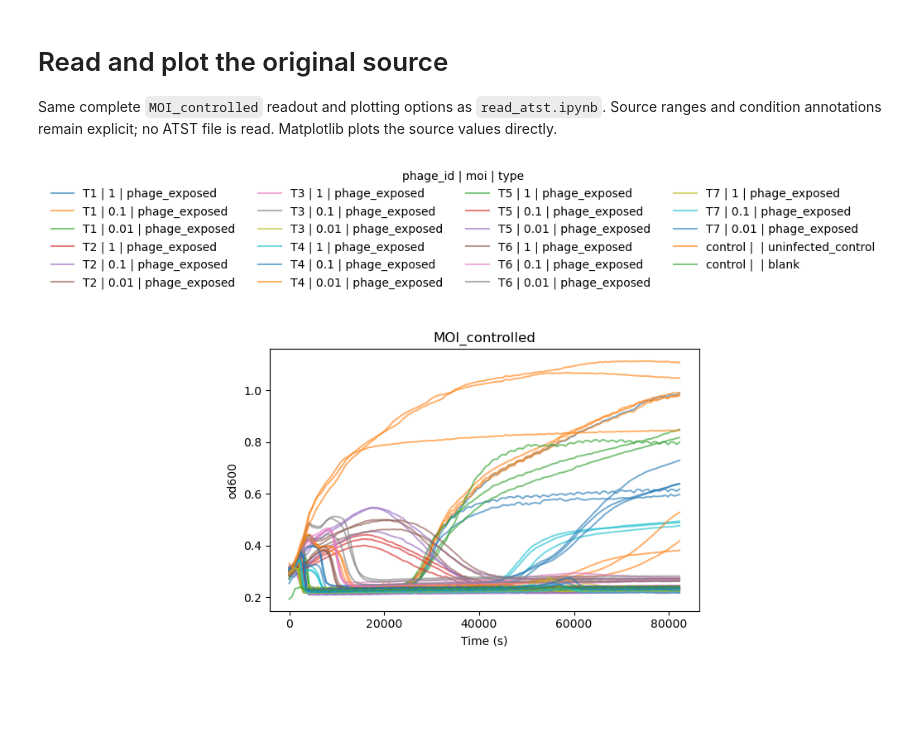
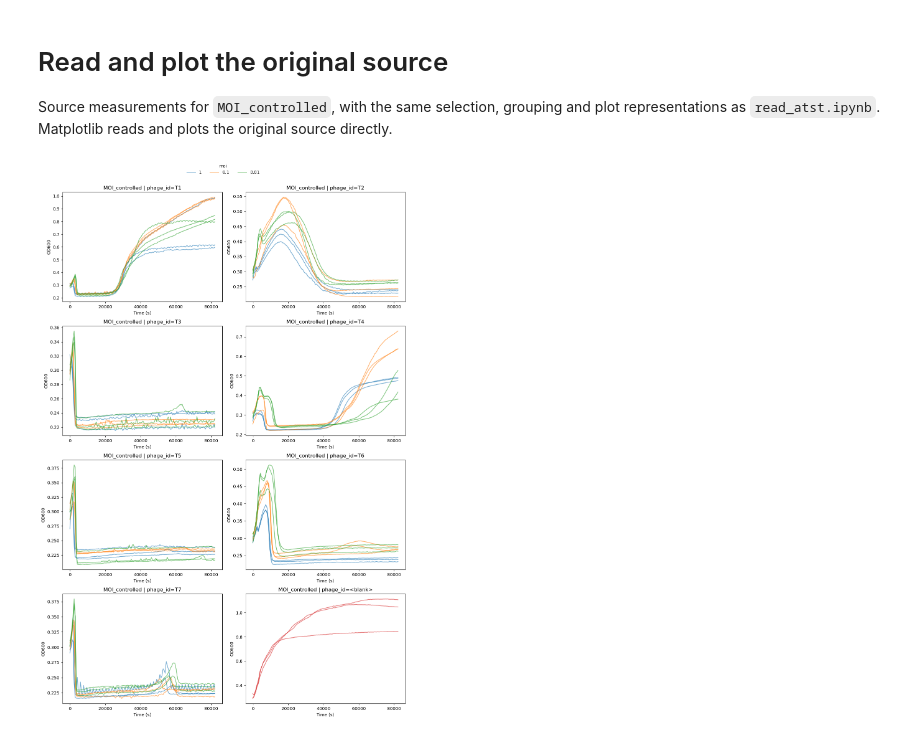
Before and after one commit to JP235/ATST, a Jupyter notebook: examples/Public data /Oka 2026/direct_read.ipynb, the cells around one changed output. Saved outputs shown, nothing was run; the diff lists cells and outputs as text; code cells hidden in the pictures; blank space fills up the shorter version.

```diff
--- a/examples/Public data /Oka 2026/direct_read.ipynb
+++ b/examples/Public data /Oka 2026/direct_read.ipynb
@@ -1,7 +1,7 @@
 # %% [markdown]
 # Read and plot the original source
 
-Same complete `MOI_controlled` readout and plotting options as `read_atst.ipynb`. Source ranges and condition annotations remain explicit; no ATST file is read. Matplotlib plots the source values directly.
+Source measurements for `MOI_controlled`, with the same selection, grouping and plot representations as `read_atst.ipynb`. Matplotlib reads and plots the original source directly.
 # %%
 from pathlib import Path
 import math
@@ -36,6 +36,7 @@ for column, label in enumerate(header[1:], 1):
             if phage
             else "uninfected_control",
             "phage_id": phage,
+                "isolate_id": "" if label == "blank" else "E_coli_NBRC13168",
             "moi": {"1": "1", "_01": "0.1", "_001": "0.01", "": ""}[moi],
             "replicate": str(counts[label]),
         }
@@ -52,49 +53,44 @@ readings = pd.concat(curves, axis=1).sort_index()
 readings.columns = layout["curve_id"]
 readings = readings.rename_axis("Time").reset_index()
 # %%
-panels = [(None, layout)]
-fig, axes = plt.subplots(figsize=(6, 6), squeeze=False)
+plot_layout = layout
+plot_layout = plot_layout[plot_layout['isolate_id'].isin(['E_coli_NBRC13168'])]
+panels = list(plot_layout.groupby('phage_id', sort=False))
+panels = [(panel, panel_layout) for panel, panel_layout in panels
+          if {'E_coli_NBRC13168'}.issubset(set(panel_layout['isolate_id']))]
+ncols = min(2, len(panels))
+nrows = math.ceil(len(panels) / ncols)
+fig, axes = plt.subplots(nrows, ncols, figsize=(6 * ncols, 4.5 * nrows), squeeze=False)
 palette = plt.rcParams["axes.prop_cycle"].by_key()["color"]
 condition_colors = {}
 
 for ax, (panel, panel_layout) in zip(axes.flat, panels):
-    for condition, group in panel_layout.groupby(
-        ["phage_id", "moi", "type"], sort=False
-    ):
+    for condition, group in panel_layout.groupby('moi', sort=False):
         if condition not in condition_colors:
             condition_colors[condition] = palette[len(condition_colors) % len(palette)]
         color = condition_colors[condition]
-        label = " | ".join(
-            "control" if index == 0 and (pd.isna(value) or value == "") else str(value)
-            for index, value in enumerate(condition)
-        )
+        label = str(condition)
         values = readings[group["curve_id"]]
         for index, curve_id in enumerate(group["curve_id"]):
-            ax.plot(
-                readings["Time"],
-                readings[curve_id],
-                color=color,
-                alpha=0.6,
-                label=label if index == 0 else None,
-            )
+            ax.plot(readings["Time"], readings[curve_id], color=color, alpha=0.6,
+                    label=label if index == 0 else None)
     ax.set_xlabel("Time (s)")
-    ax.set_ylabel("od600")
-    ax.set_title(readout_id)
+    ax.set_ylabel("OD600")
+    panel_label = "<blank>" if panel == "" else str(panel)
+    ax.set_title(f"{readout_id} | phage_id={panel_label}")
 
-for ax in list(axes.flat)[len(panels) :]:
+for ax in list(axes.flat)[len(panels):]:
     fig.delaxes(ax)
 legend_entries = {}
 for ax in fig.axes:
     handles, labels = ax.get_legend_handles_labels()
     for handle, label in zip(handles, labels):
         legend_entries.setdefault(label, handle)
 ncols = 1 if max(map(len, legend_entries)) > 40 else min(4, len(legend_entries))
-fig.legend(
-    list(legend_entries.values()), list(legend_entries),
-    title='phage_id | moi | type', loc="upper center", ncol=ncols, frameon=False,
-)
+fig.legend(list(legend_entries.values()), list(legend_entries),
+           title='moi', loc="upper center", ncol=ncols, frameon=False)
 legend_height = (0.25 * math.ceil(len(legend_entries) / ncols) + 0.4) / fig.get_figheight()
 fig.tight_layout(rect=(0, 0, 1, 1 - legend_height))
 plt.show()
 # %% [output]
-[figure, old version]
+[figure, new version]
```
Also changed, not shown: 25 other files.
